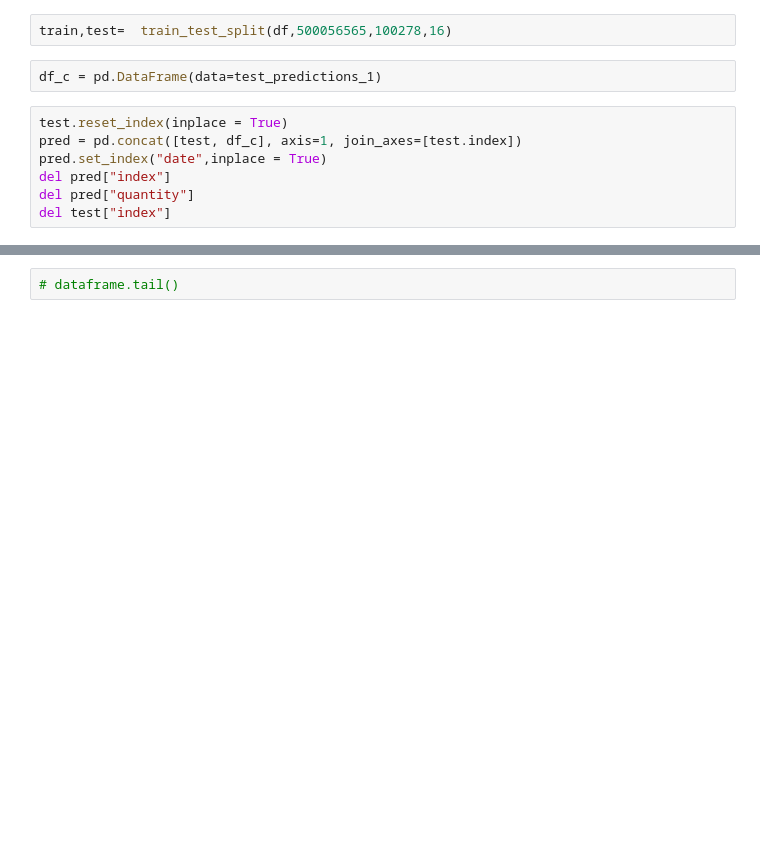
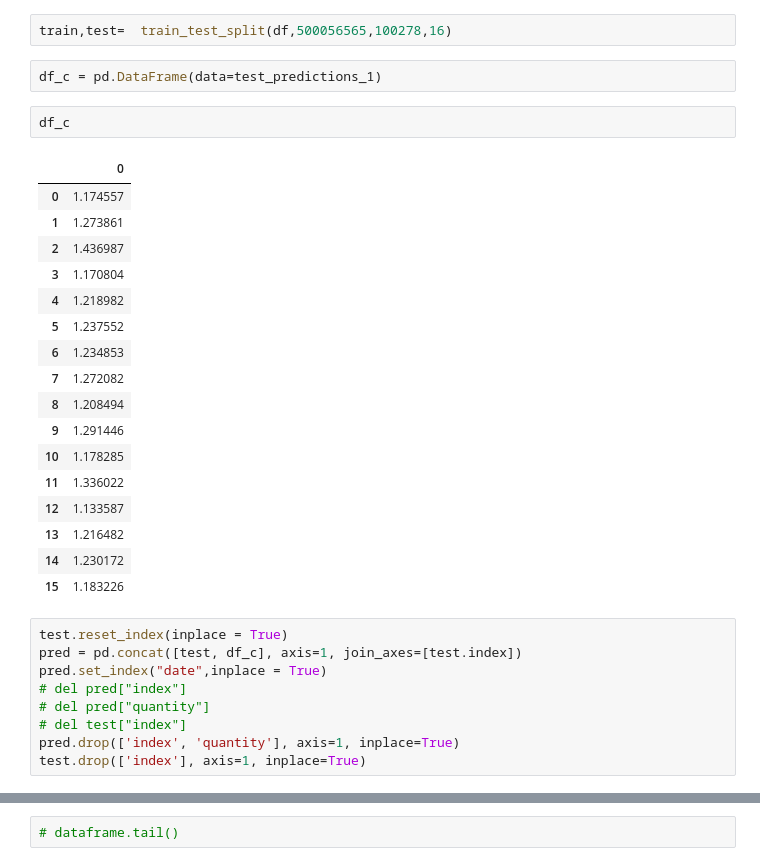
Before and after one commit to Chethan15/time_series, a Jupyter notebook: lstm/lstm_final.ipynb, the cells around one changed output, grey strips where cells are left out. Saved outputs shown, nothing was run; the diff lists cells and outputs as text; blank space fills up the shorter version.

```diff
--- a/lstm/lstm_final.ipynb
+++ b/lstm/lstm_final.ipynb
@@ -111,10 +537,32 @@ dataframe[-5:]
 train,test=  train_test_split(df,500056565,100278,16)
 # %%
 df_c = pd.DataFrame(data=test_predictions_1)
+# %%
+df_c
+# %% [output]
+|  | 0 |
+| 0 | 1.174557 |
+| 1 | 1.273861 |
+| 2 | 1.436987 |
+| 3 | 1.170804 |
+| 4 | 1.218982 |
+| 5 | 1.237552 |
+| 6 | 1.234853 |
+| 7 | 1.272082 |
+| 8 | 1.208494 |
+| 9 | 1.291446 |
+| 10 | 1.178285 |
+| 11 | 1.336022 |
+| 12 | 1.133587 |
+| 13 | 1.216482 |
+| 14 | 1.230172 |
+| 15 | 1.183226 |
 # %%
 test.reset_index(inplace = True)
 pred = pd.concat([test, df_c], axis=1, join_axes=[test.index])
 pred.set_index("date",inplace = True)
-del pred["index"]
-del pred["quantity"]
-del test["index"]
+# del pred["index"]
+# del pred["quantity"]
+# del test["index"]
+pred.drop(['index', 'quantity'], axis=1, inplace=True)
+test.drop(['index'], axis=1, inplace=True)
```
Also changed, not shown: parts of 26 cells of this notebook, 2 other files.
